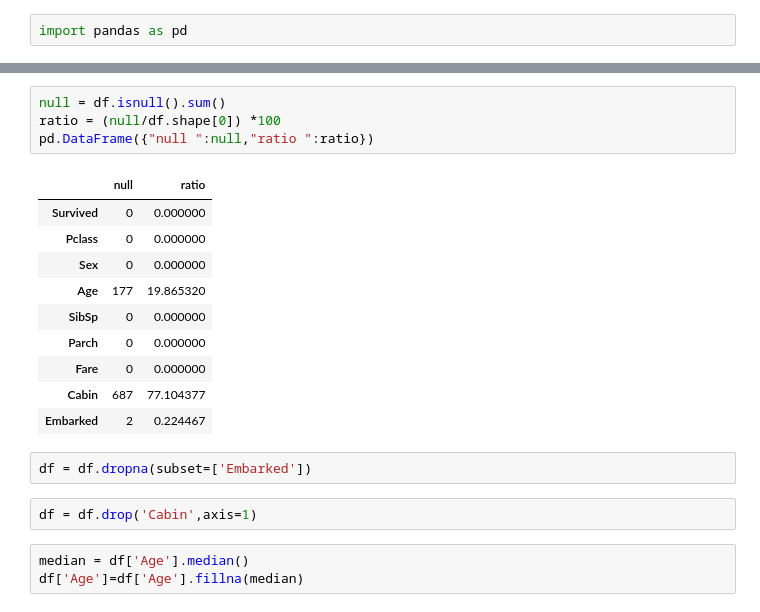
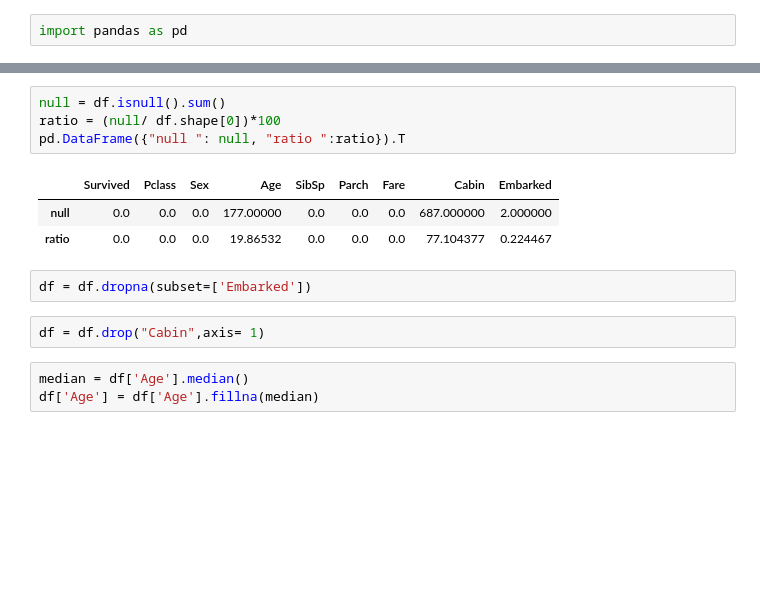
Before and after one commit to abanobnabil00000-ai/BNS_AIS2_S2_ML, a Jupyter notebook: src/python/session_10/workshop/code.ipynb, the cells around one changed output, grey strips where cells are left out. Cells and saved outputs as stored; diff of their text form; blank space fills up the shorter version.

```diff
--- a/src/python/session_10/workshop/code.ipynb
+++ b/src/python/session_10/workshop/code.ipynb
@@ -46,24 +376,17 @@ pd.DataFrame({"Dtype ":dtypes,"N_unique ":n_unique})
 # %%
 null = df.isnull().sum()
-ratio = (null/df.shape[0]) *100
-pd.DataFrame({"null ":null,"ratio ":ratio})
+ratio = (null/ df.shape[0])*100
+pd.DataFrame({"null ": null, "ratio ":ratio}).T
 # %% [output]
-|  | null | ratio |
-| Survived | 0 | 0.000000 |
-| Pclass | 0 | 0.000000 |
-| Sex | 0 | 0.000000 |
-| Age | 177 | 19.865320 |
-| SibSp | 0 | 0.000000 |
-| Parch | 0 | 0.000000 |
-| Fare | 0 | 0.000000 |
-| Cabin | 687 | 77.104377 |
-| Embarked | 2 | 0.224467 |
+|  | Survived | Pclass | Sex | Age | SibSp | Parch | Fare | Cabin | Embarked |
+| null | 0.0 | 0.0 | 0.0 | 177.00000 | 0.0 | 0.0 | 0.0 | 687.000000 | 2.000000 |
+| ratio | 0.0 | 0.0 | 0.0 | 19.86532 | 0.0 | 0.0 | 0.0 | 77.104377 | 0.224467 |
 # %%
 df = df.dropna(subset=['Embarked'])
 # %%
-df = df.drop('Cabin',axis=1)
+df = df.drop("Cabin",axis= 1)
 # %%
 median = df['Age'].median()
-df['Age']=df['Age'].fillna(median)
+df['Age'] = df['Age'].fillna(median)
 # %%
 null = df.isnull().sum()
```
Also changed, not shown: parts of 56 cells of this notebook, 7 other files.
